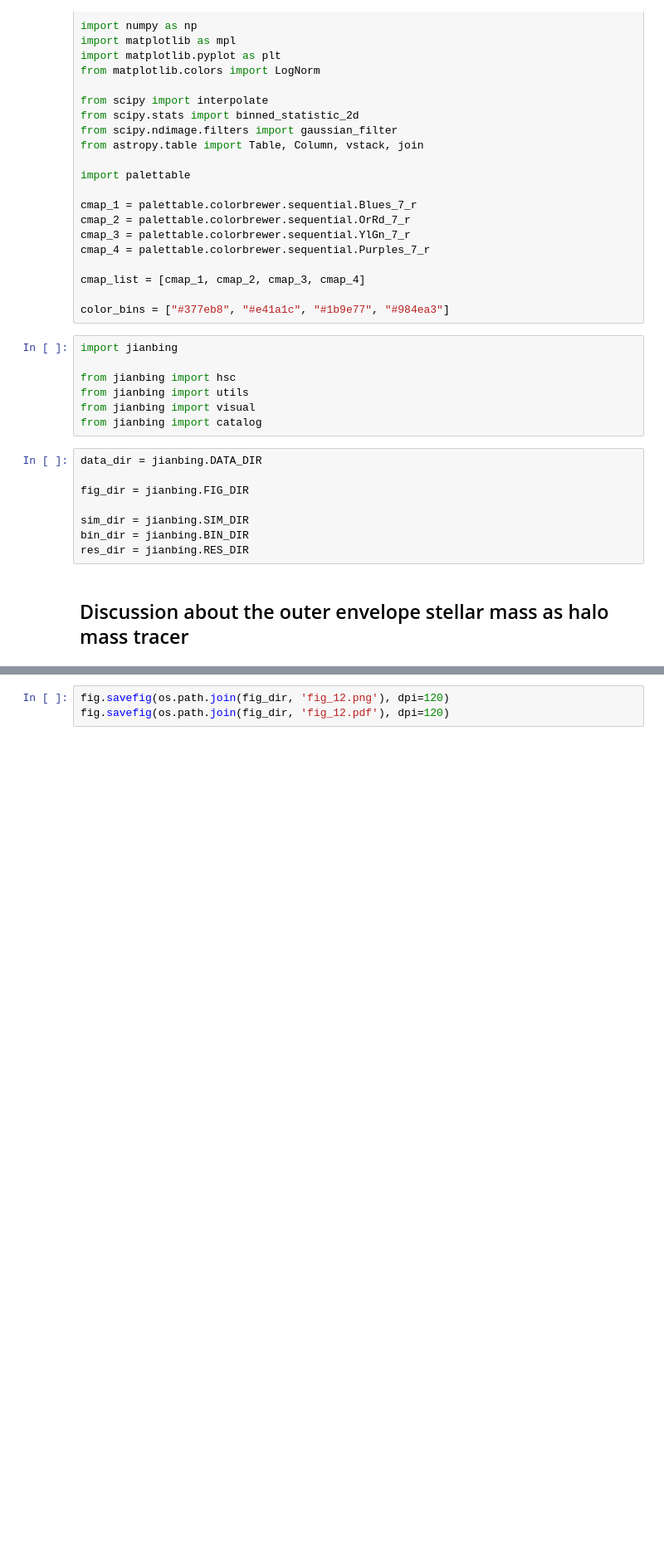
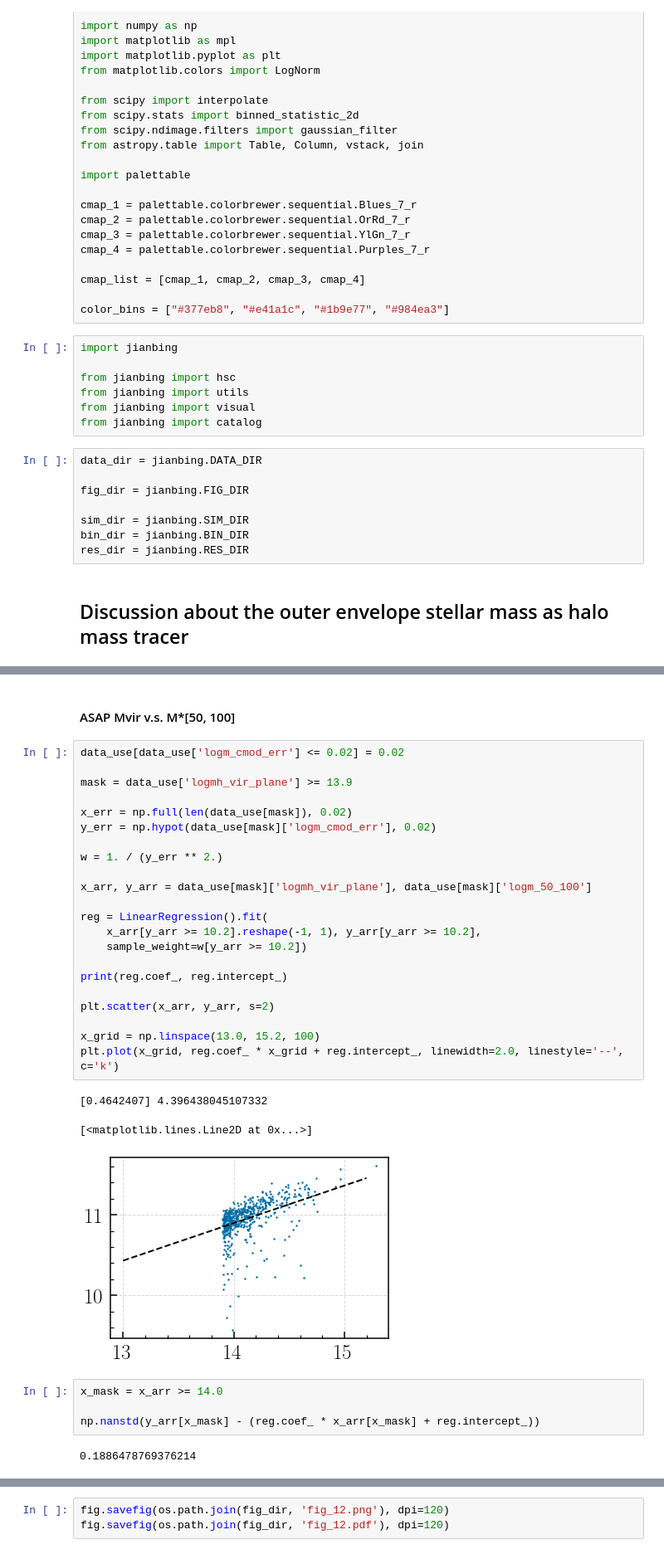
Before and after one commit to dr-guangtou/jianbing, a Jupyter notebook: notebooks/figure/fig12.ipynb, the cells around one changed output, grey strips where cells are left out. Shown at 83% size. Drawn from its saved outputs; the diff is of its cells as text; blank space fills up the shorter version.

```diff
--- a/notebooks/figure/fig12.ipynb
+++ b/notebooks/figure/fig12.ipynb
@@ -61,0 +118,34 @@ data_use = hsc_pre[mask]
+# %% [markdown]
+#### ASAP Mvir v.s. M*[50, 100]
+# %%
+data_use[data_use['logm_cmod_err'] <= 0.02] = 0.02
+
+mask = data_use['logmh_vir_plane'] >= 13.9
+
+x_err = np.full(len(data_use[mask]), 0.02)
+y_err = np.hypot(data_use[mask]['logm_cmod_err'], 0.02)
+
+w = 1. / (y_err ** 2.)
+
+x_arr, y_arr = data_use[mask]['logmh_vir_plane'], data_use[mask]['logm_50_100']
+
+reg = LinearRegression().fit(
+    x_arr[y_arr >= 10.2].reshape(-1, 1), y_arr[y_arr >= 10.2],
+    sample_weight=w[y_arr >= 10.2])
+
+print(reg.coef_, reg.intercept_)
+
+plt.scatter(x_arr, y_arr, s=2)
+
+x_grid = np.linspace(13.0, 15.2, 100)
+plt.plot(x_grid, reg.coef_ * x_grid + reg.intercept_, linewidth=2.0, linestyle='--', c='k')
+# %% [output]
+[0.4642407] 4.396438045107332
+[<matplotlib.lines.Line2D at 0x...>]
+[figure, added]
+# %%
+x_mask = x_arr >= 14.0
+
+np.nanstd(y_arr[x_mask] - (reg.coef_ * x_arr[x_mask] + reg.intercept_))
+# %% [output]
+0.1886478769376214
```
Also changed, not shown: parts of 13 cells of this notebook, 3 other files.
